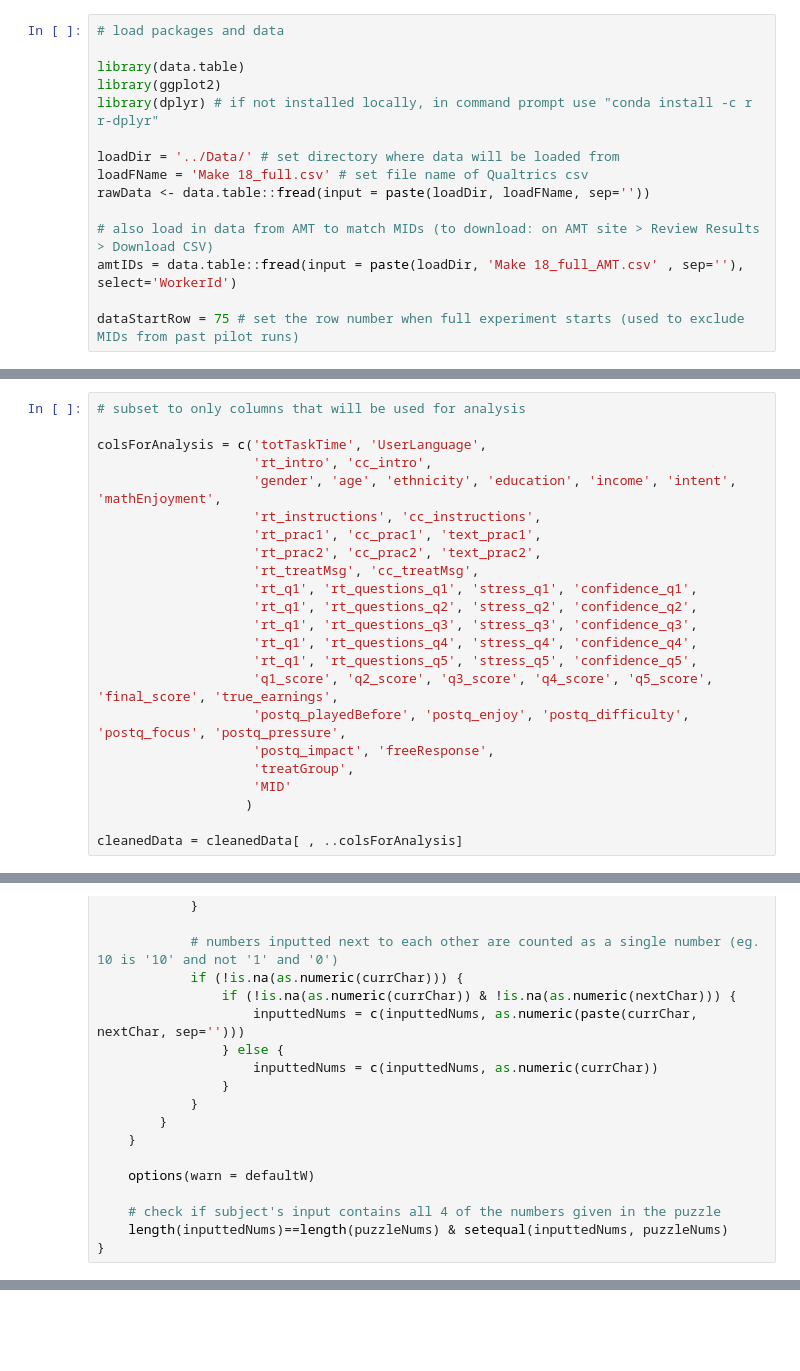
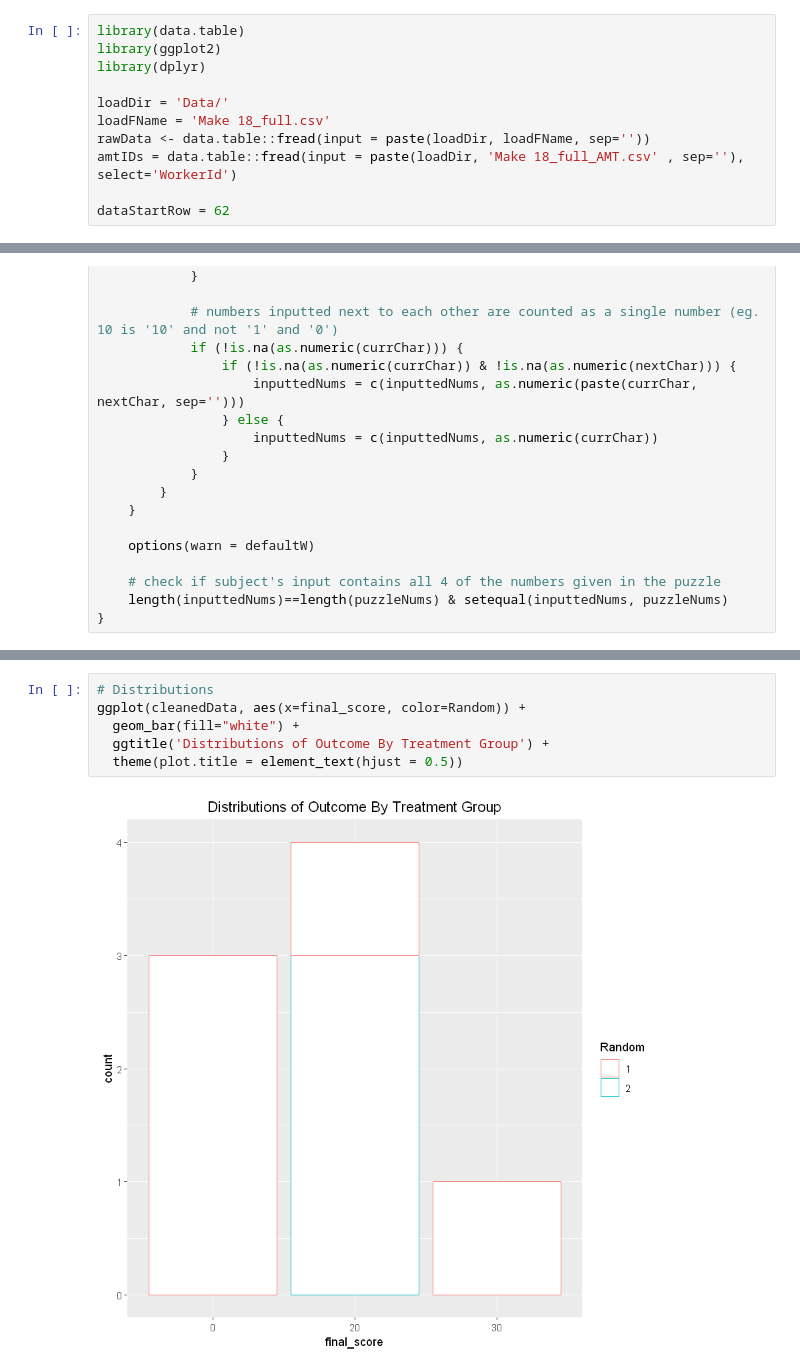
Before and after one commit to zhum01/W241-Make-18-Experiment, a Jupyter notebook: W241_Final_Project_EDA.ipynb, the cells around one changed output, grey strips where cells are left out. Drawn from its saved outputs; the diff is of its cells as text; blank space fills up the shorter version.

Commit message:
exclude subjects and basic EDA

```diff
--- a/Jupyter_W241_Final_Project_Analysis.ipynb
+++ b/W241_Final_Project_EDA.ipynb
@@ -1,18 +1,14 @@
 # %%
-# load packages and data
-
 library(data.table)
 library(ggplot2)
-library(dplyr) # if not installed locally, in command prompt use "conda install -c r r-dplyr"
+library(dplyr)
 
-loadDir = '../Data/' # set directory where data will be loaded from
-loadFName = 'Make 18_full.csv' # set file name of Qualtrics csv
+loadDir = 'Data/'
+loadFName = 'Make 18_full.csv'
 rawData <- data.table::fread(input = paste(loadDir, loadFName, sep=''))
-
-# also load in data from AMT to match MIDs (to download: on AMT site > Review Results > Download CSV)
 amtIDs = data.table::fread(input = paste(loadDir, 'Make 18_full_AMT.csv' , sep=''), select='WorkerId')
 
-dataStartRow = 75 # set the row number when full experiment starts (used to exclude MIDs from past pilot runs)
+dataStartRow = 62
 # %% [output]
 Warning message in data.table::fread(input = paste(loadDir, "Make 18_full_AMT.csv", :
 "Detected 30 column names but the data has 28 columns. Filling rows automatically. Set fill=TRUE explicitly to avoid this warning."
@@ -152,26 +152,3 @@ renamedCols = c('IPAddress'='IP', 'Duration (in seconds)'='totTaskTime',
 for (colNum in 1:length(renamedCols)) {
     setnames(cleanedData, names(renamedCols[colNum]), toString(renamedCols[colNum]))
 }
-# %%
-# subset to only columns that will be used for analysis
-
-colsForAnalysis = c('totTaskTime', 'UserLanguage',
-                    'rt_intro', 'cc_intro',
-                    'gender', 'age', 'ethnicity', 'education', 'income', 'intent', 'mathEnjoyment',
-                    'rt_instructions', 'cc_instructions',
-                    'rt_prac1', 'cc_prac1', 'text_prac1',
-                    'rt_prac2', 'cc_prac2', 'text_prac2',
-                    'rt_treatMsg', 'cc_treatMsg',
-                    'rt_q1', 'rt_questions_q1', 'stress_q1', 'confidence_q1',
-                    'rt_q1', 'rt_questions_q2', 'stress_q2', 'confidence_q2',
-                    'rt_q1', 'rt_questions_q3', 'stress_q3', 'confidence_q3',
-                    'rt_q1', 'rt_questions_q4', 'stress_q4', 'confidence_q4',
-                    'rt_q1', 'rt_questions_q5', 'stress_q5', 'confidence_q5',
-                    'q1_score', 'q2_score', 'q3_score', 'q4_score', 'q5_score', 'final_score', 'true_earnings',
-                    'postq_playedBefore', 'postq_enjoy', 'postq_difficulty', 'postq_focus', 'postq_pressure',
-                    'postq_impact', 'freeResponse',
-                    'treatGroup',
-                    'MID'
-                   )
-
-cleanedData = cleanedData[ , ..colsForAnalysis]
@@ -261,0 +285,8 @@ apply(cleanedData[, 'text_prac1'], 1, checkDigits, puzzleNums=unlist(allPuzzleNu
+# %%
+# Distributions
+ggplot(cleanedData, aes(x=final_score, color=Random)) +
+  geom_bar(fill="white") +
+  ggtitle('Distributions of Outcome By Treatment Group') +
+  theme(plot.title = element_text(hjust = 0.5))
+# %% [output]
+[figure, added]
```
Also changed, not shown: parts of 19 cells of this notebook, 3 other files.
